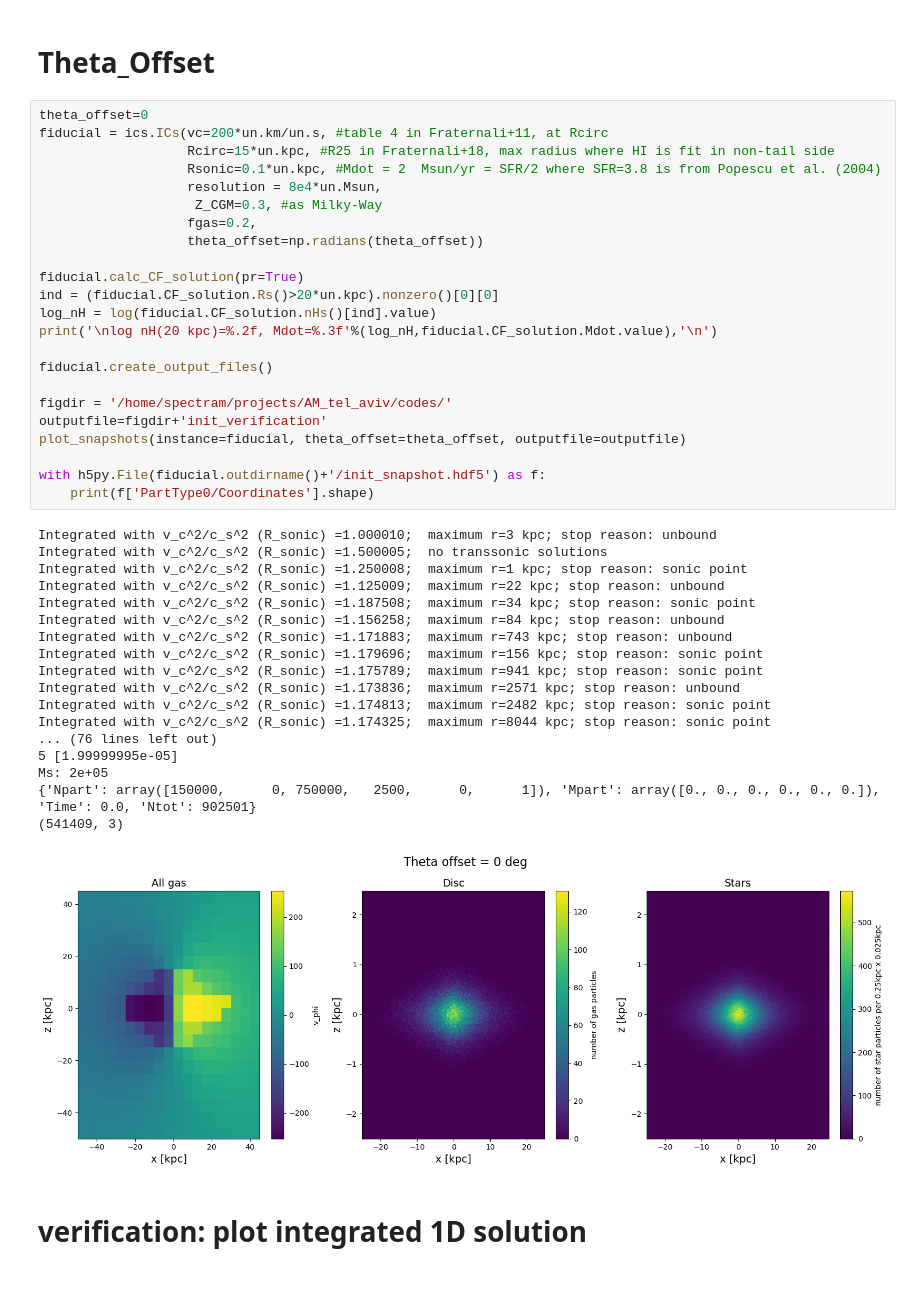
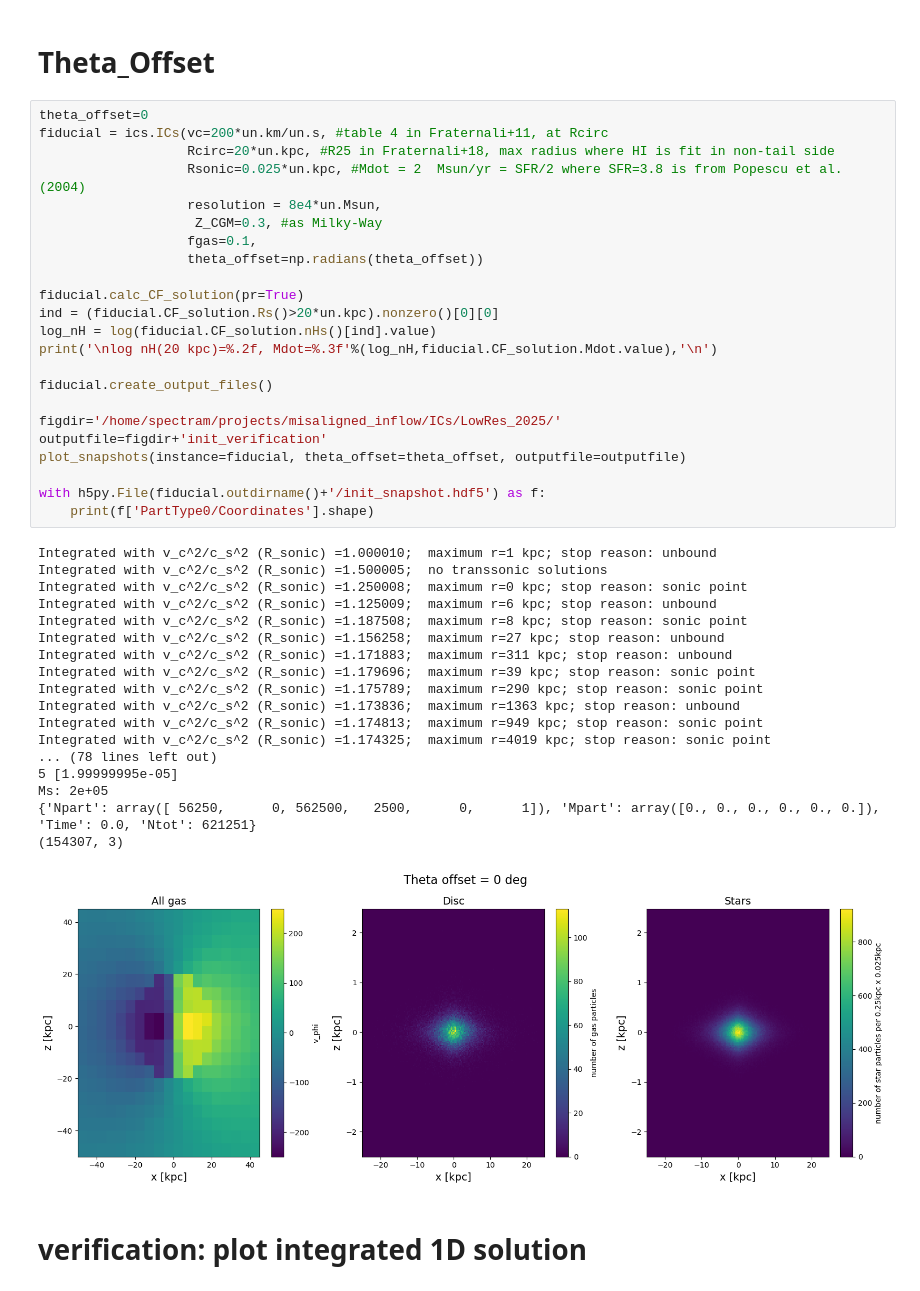
Before and after one commit to spectram/cooling_flow, a Jupyter notebook: ipynb/create_ICs_misaligned.ipynb, the cells around one changed output. Cells and saved outputs as stored; diff of their text form.

```diff
--- a/ipynb/create_ICs_misaligned.ipynb
+++ b/ipynb/create_ICs_misaligned.ipynb
@@ -105,45 +105,45 @@ def plot_snapshots(instance, theta_offset=0, outputfile='init_verification'):
 # %%
 theta_offset=0
 fiducial = ics.ICs(vc=200*un.km/un.s, #table 4 in Fraternali+11, at Rcirc
-                   Rcirc=15*un.kpc, #R25 in Fraternali+18, max radius where HI is fit in non-tail side
-                   Rsonic=0.1*un.kpc, #Mdot = 2  Msun/yr = SFR/2 where SFR=3.8 is from Popescu et al. (2004)
+                   Rcirc=20*un.kpc, #R25 in Fraternali+18, max radius where HI is fit in non-tail side
+                   Rsonic=0.025*un.kpc, #Mdot = 2  Msun/yr = SFR/2 where SFR=3.8 is from Popescu et al. (2004)
                    resolution = 8e4*un.Msun,
                     Z_CGM=0.3, #as Milky-Way
-                   fgas=0.2,
+                   fgas=0.1,
                    theta_offset=np.radians(theta_offset))
 
 fiducial.calc_CF_solution(pr=True)
 ind = (fiducial.CF_solution.Rs()>20*un.kpc).nonzero()[0][0]
 log_nH = log(fiducial.CF_solution.nHs()[ind].value)
 print('\nlog nH(20 kpc)=%.2f, Mdot=%.3f'%(log_nH,fiducial.CF_solution.Mdot.value),'\n')
 
 fiducial.create_output_files()
 
-figdir = '/home/spectram/projects/AM_tel_aviv/codes/'
+figdir='/home/spectram/projects/misaligned_inflow/ICs/LowRes_2025/'
 outputfile=figdir+'init_verification'
 plot_snapshots(instance=fiducial, theta_offset=theta_offset, outputfile=outputfile)
 
 with h5py.File(fiducial.outdirname()+'/init_snapshot.hdf5') as f:
     print(f['PartType0/Coordinates'].shape)
 # %% [output]
-Integrated with v_c^2/c_s^2 (R_sonic) =1.000010;  maximum r=3 kpc; stop reason: unbound
+Integrated with v_c^2/c_s^2 (R_sonic) =1.000010;  maximum r=1 kpc; stop reason: unbound
 Integrated with v_c^2/c_s^2 (R_sonic) =1.500005;  no transsonic solutions
-Integrated with v_c^2/c_s^2 (R_sonic) =1.250008;  maximum r=1 kpc; stop reason: sonic point
-Integrated with v_c^2/c_s^2 (R_sonic) =1.125009;  maximum r=22 kpc; stop reason: unbound
-Integrated with v_c^2/c_s^2 (R_sonic) =1.187508;  maximum r=34 kpc; stop reason: sonic point
-Integrated with v_c^2/c_s^2 (R_sonic) =1.156258;  maximum r=84 kpc; stop reason: unbound
-Integrated with v_c^2/c_s^2 (R_sonic) =1.171883;  maximum r=743 kpc; stop reason: unbound
-Integrated with v_c^2/c_s^2 (R_sonic) =1.179696;  maximum r=156 kpc; stop reason: sonic point
-Integrated with v_c^2/c_s^2 (R_sonic) =1.175789;  maximum r=941 kpc; stop reason: sonic point
-Integrated with v_c^2/c_s^2 (R_sonic) =1.173836;  maximum r=2571 kpc; stop reason: unbound
-Integrated with v_c^2/c_s^2 (R_sonic) =1.174813;  maximum r=2482 kpc; stop reason: sonic point
-Integrated with v_c^2/c_s^2 (R_sonic) =1.174325;  maximum r=8044 kpc; stop reason: sonic point
-... (76 lines left out)
+Integrated with v_c^2/c_s^2 (R_sonic) =1.250008;  maximum r=0 kpc; stop reason: sonic point
+Integrated with v_c^2/c_s^2 (R_sonic) =1.125009;  maximum r=6 kpc; stop reason: unbound
+Integrated with v_c^2/c_s^2 (R_sonic) =1.187508;  maximum r=8 kpc; stop reason: sonic point
+Integrated with v_c^2/c_s^2 (R_sonic) =1.156258;  maximum r=27 kpc; stop reason: unbound
+Integrated with v_c^2/c_s^2 (R_sonic) =1.171883;  maximum r=311 kpc; stop reason: unbound
+Integrated with v_c^2/c_s^2 (R_sonic) =1.179696;  maximum r=39 kpc; stop reason: sonic point
+Integrated with v_c^2/c_s^2 (R_sonic) =1.175789;  maximum r=290 kpc; stop reason: sonic point
+Integrated with v_c^2/c_s^2 (R_sonic) =1.173836;  maximum r=1363 kpc; stop reason: unbound
+Integrated with v_c^2/c_s^2 (R_sonic) =1.174813;  maximum r=949 kpc; stop reason: sonic point
+Integrated with v_c^2/c_s^2 (R_sonic) =1.174325;  maximum r=4019 kpc; stop reason: sonic point
+... (78 lines left out)
 5 [1.99999995e-05]
 Ms: 2e+05
-{'Npart': array([150000,      0, 750000,   2500,      0,      1]), 'Mpart': array([0., 0., 0., 0., 0., 0.]), 'Time': 0.0, 'Ntot': 902501}
-(541409, 3)
+{'Npart': array([ 56250,      0, 562500,   2500,      0,      1]), 'Mpart': array([0., 0., 0., 0., 0., 0.]), 'Time': 0.0, 'Ntot': 621251}
+(154307, 3)
-[figure, old version]
+[figure, new version]
 # %% [markdown]
 # verification: plot integrated 1D solution
 # %%
```
Also changed, not shown: 8 other files.
